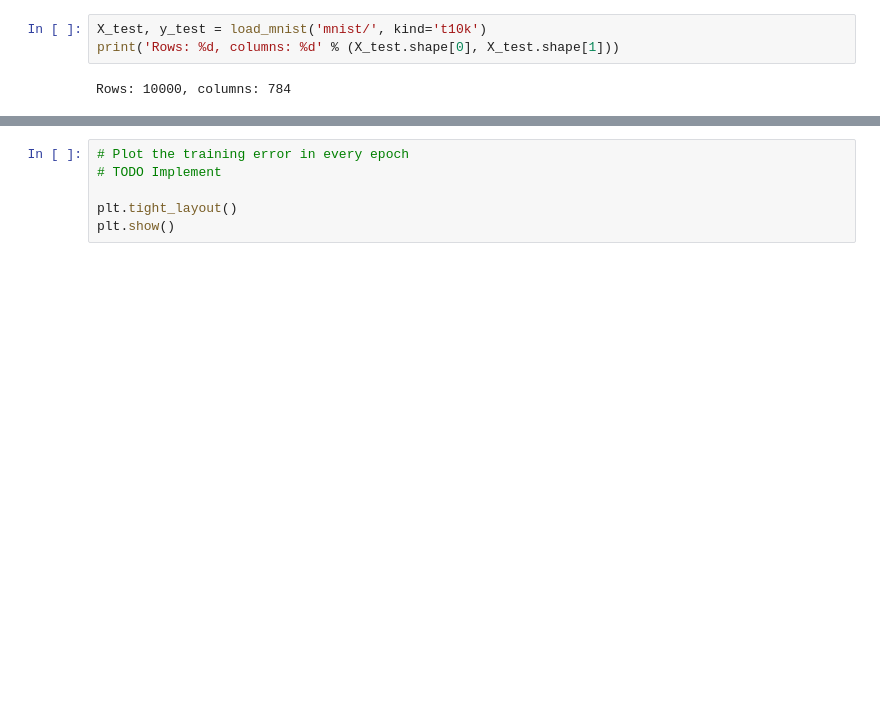
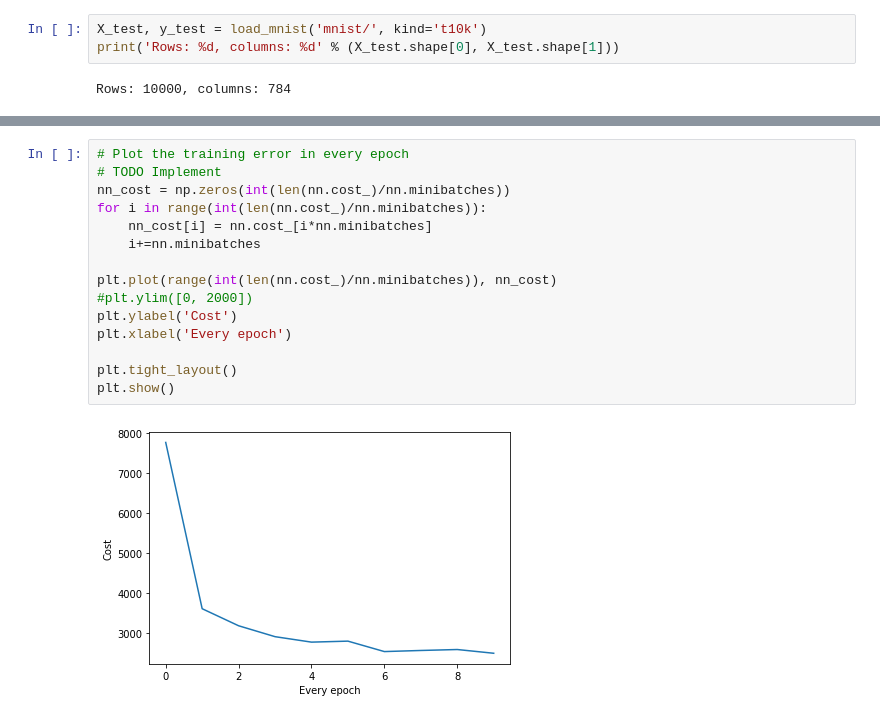
Before and after one commit to zshn25/Neural-Networks-Implementation-Application, a Jupyter notebook: nniaassignment6final.ipynb, the cells around one changed output, grey strips where cells are left out. Cells and saved outputs as stored; diff of their text form; blank space fills up the shorter version.

```diff
--- a/nniaassignment6final.ipynb
+++ b/nniaassignment6final.ipynb
@@ -889,9 +980,20 @@ plt.show()
-# %%
-# Plot the training error in every epoch
-# TODO Implement
-
-plt.tight_layout()
-plt.show()
+# %%
+# Plot the training error in every epoch
+# TODO Implement
+nn_cost = np.zeros(int(len(nn.cost_)/nn.minibatches))
+for i in range(int(len(nn.cost_)/nn.minibatches)):
+    nn_cost[i] = nn.cost_[i*nn.minibatches]
+    i+=nn.minibatches
+
+plt.plot(range(int(len(nn.cost_)/nn.minibatches)), nn_cost)
+#plt.ylim([0, 2000])
+plt.ylabel('Cost')
+plt.xlabel('Every epoch')
+
+plt.tight_layout()
+plt.show()
+# %% [output]
+[figure, added]
 # %%
 # Compute Training Accuracy
 # TODO Implement
```
Also changed, not shown: parts of 6 cells of this notebook.
